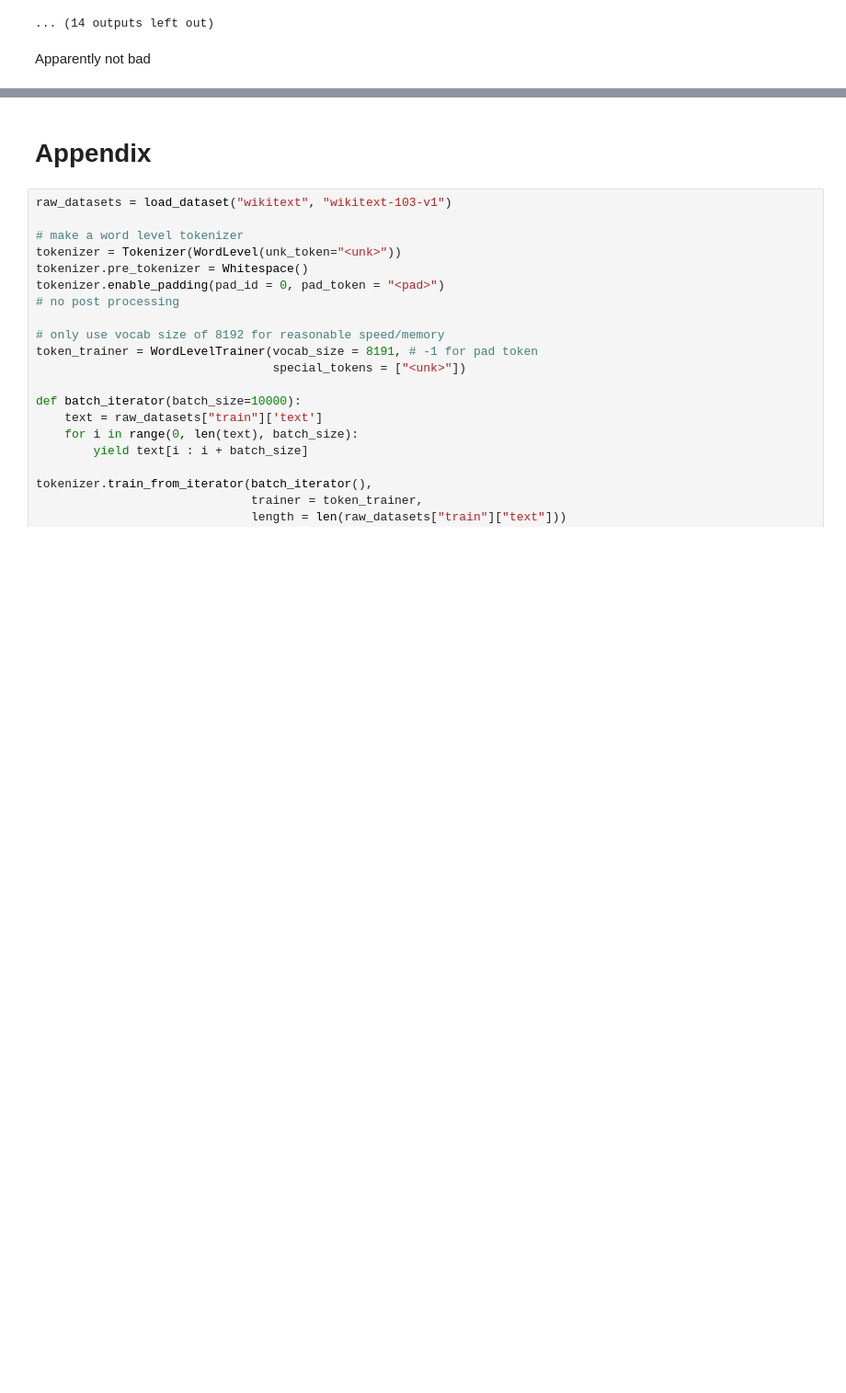
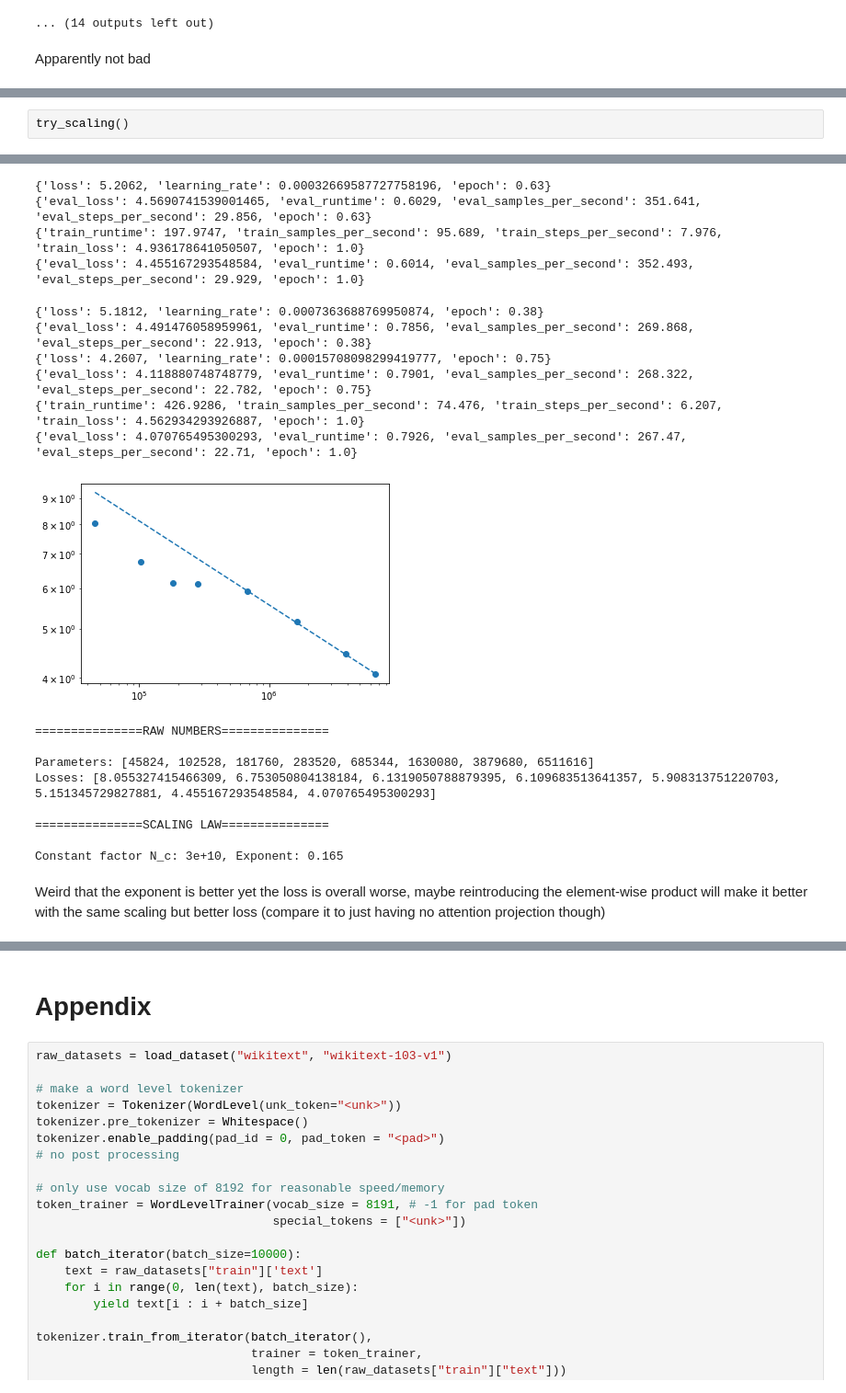
Before and after one commit to mtanghu/LEAP, a Jupyter notebook: Experiments/Ablation.ipynb, the cells around one changed output, grey strips where cells are left out. Shown at 92% size. Saved outputs shown, nothing was run; the diff lists cells and outputs as text; blank space fills up the shorter version.

```diff
--- a/Experiments/Ablation.ipynb
+++ b/Experiments/Ablation.ipynb
@@ -580,0 +1027,3 @@ next experiment(s), try adding an attention proj, possibly replacing the element
+# %%
+try_scaling()
+# %% [output]
@@ -580,0 +1042,21 @@ next experiment(s), try adding an attention proj, possibly replacing the element
+{'loss': 5.2062, 'learning_rate': 0.00032669587727758196, 'epoch': 0.63}
+{'eval_loss': 4.5690741539001465, 'eval_runtime': 0.6029, 'eval_samples_per_second': 351.641, 'eval_steps_per_second': 29.856, 'epoch': 0.63}
+{'train_runtime': 197.9747, 'train_samples_per_second': 95.689, 'train_steps_per_second': 7.976, 'train_loss': 4.936178641050507, 'epoch': 1.0}
+{'eval_loss': 4.455167293548584, 'eval_runtime': 0.6014, 'eval_samples_per_second': 352.493, 'eval_steps_per_second': 29.929, 'epoch': 1.0}
+{'loss': 5.1812, 'learning_rate': 0.0007363688769950874, 'epoch': 0.38}
+{'eval_loss': 4.491476058959961, 'eval_runtime': 0.7856, 'eval_samples_per_second': 269.868, 'eval_steps_per_second': 22.913, 'epoch': 0.38}
+{'loss': 4.2607, 'learning_rate': 0.00015708098299419777, 'epoch': 0.75}
+{'eval_loss': 4.118880748748779, 'eval_runtime': 0.7901, 'eval_samples_per_second': 268.322, 'eval_steps_per_second': 22.782, 'epoch': 0.75}
+{'train_runtime': 426.9286, 'train_samples_per_second': 74.476, 'train_steps_per_second': 6.207, 'train_loss': 4.562934293926887, 'epoch': 1.0}
+{'eval_loss': 4.070765495300293, 'eval_runtime': 0.7926, 'eval_samples_per_second': 267.47, 'eval_steps_per_second': 22.71, 'epoch': 1.0}
+[figure, added]
+===============RAW NUMBERS===============
+
+Parameters: [45824, 102528, 181760, 283520, 685344, 1630080, 3879680, 6511616]
+Losses: [8.055327415466309, 6.753050804138184, 6.1319050788879395, 6.109683513641357, 5.908313751220703, 5.151345729827881, 4.455167293548584, 4.070765495300293]
+
+===============SCALING LAW===============
+
+Constant factor N_c: 3e+10, Exponent: 0.165
+# %% [markdown]
+Weird that the exponent is better yet the loss is overall worse, maybe reintroducing the element-wise product will make it better with the same scaling but better loss (compare it to just having no attention projection though)
```
Also changed, not shown: parts of 37 cells of this notebook.
